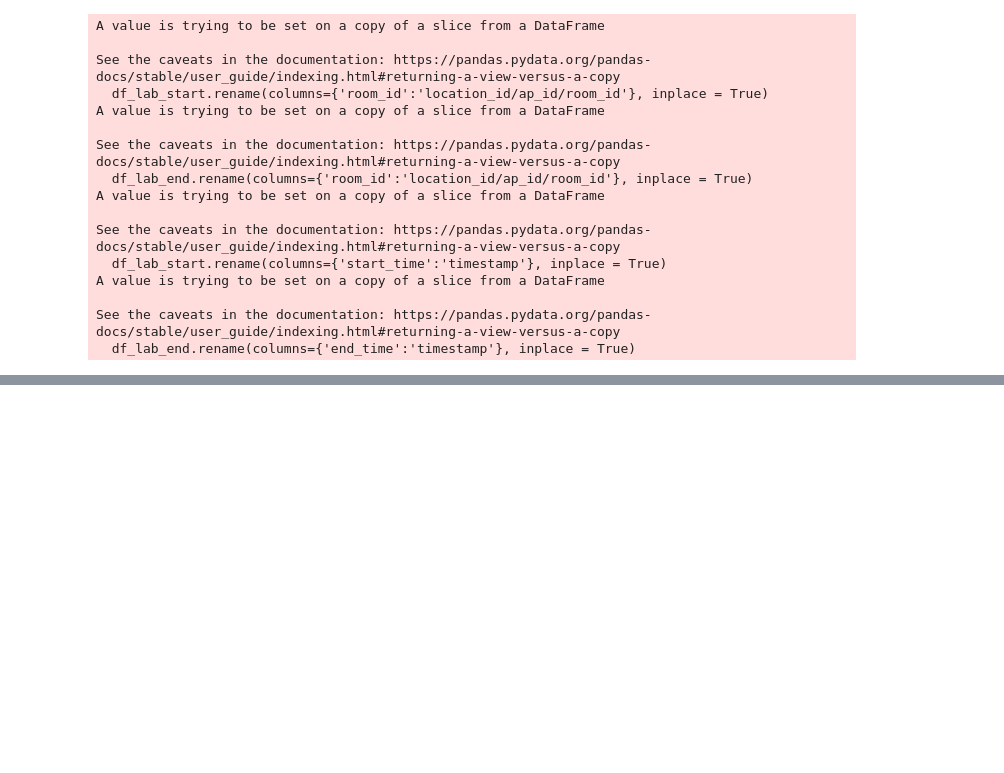
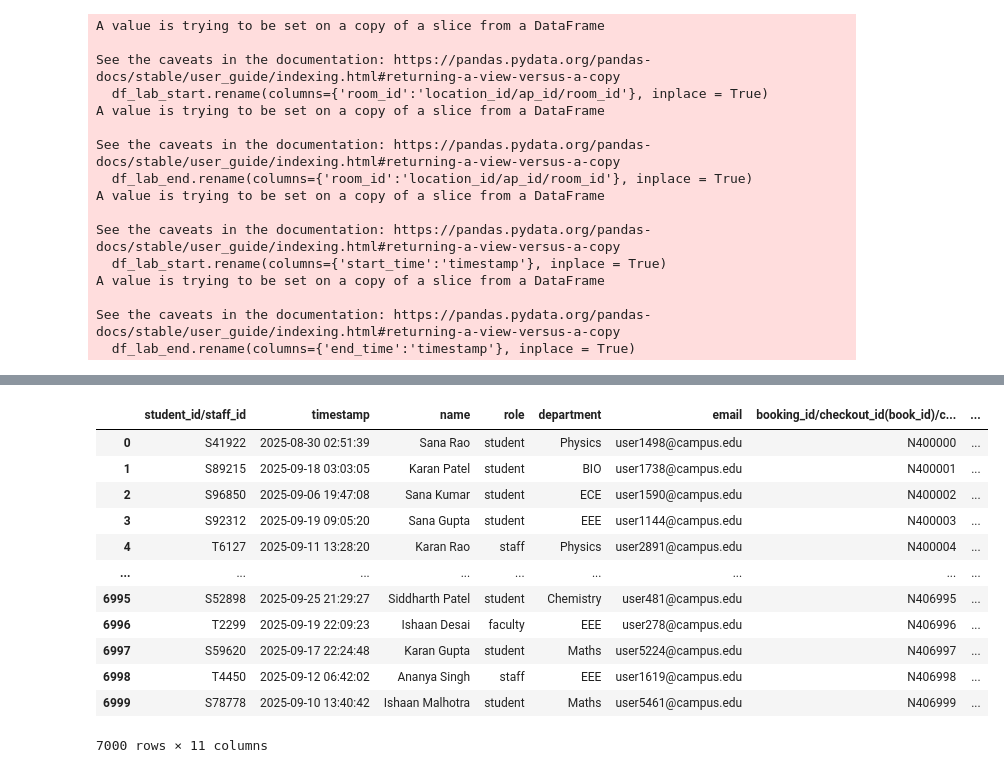
Before and after one commit to nilotpal-n7/ethos-security, a Jupyter notebook: Unified_Timeline.ipynb, the cells around one changed output, grey strips where cells are left out. Saved outputs shown, nothing was run; the diff lists cells and outputs as text; code cells hidden in the pictures; blank space fills up the shorter version.

```diff
--- a/Unified_Timeline.ipynb
+++ b/Unified_Timeline.ipynb
@@ -119,2 +134,13 @@ unified_timeline_swipe_wifi_checkouts_labs = unified_timeline_swipe_wifi_checkou
 # %%
 unified_timeline_swipe_wifi_checkouts_labs.to_csv("unified_timeline_swipe_wifi_checkouts_labs.csv")
+# %%
+df_notes = pd.read_csv("free_text_notes (helpdesk or RSVPs).csv")
+pattern = r'(in|near|requesting|for)\s+([A-Z_0-9]+)'
+df_notes['extracted_location'] = df_notes['text'].str.extract(pattern, flags=re.IGNORECASE)[1]
+condition = df_notes['extracted_location'] == 'seminar'
+df_notes.loc[condition, 'extracted_location'] = 'seminar room'
+dondition = df_notes['extracted_location'] == 'hostel'
+df_notes.loc[dondition, 'extracted_location'] = 'hostel block'
+eondition = df_notes['extracted_location'] == 'robotics'
+df_notes.loc[eondition, 'extracted_location'] = 'robotics workshop'
+df_notes
@@ -120,0 +163,22 @@ unified_timeline_swipe_wifi_checkouts_labs.to_csv("unified_timeline_swipe_wifi_c
+# %%
+notes_with_person = pd.merge(df_notes, df_profiles, on = 'entity_id', how = 'left')
+notes_with_person.rename(columns={'note_id': 'booking_id/checkout_id(book_id)/card_id/device_hash/note_id'}, inplace=True)
+notes_with_person.rename(columns={'extracted_location': 'location/location_id/ap_id/room_id'}, inplace=True)
+notes_with_person['category'] = 'note' + '(' +  notes_with_person['category'] + ')' + ':' + notes_with_person['text']
+notes_with_person.rename(columns={'category': 'event_type'}, inplace=True)
+notes_std = notes_with_person[['student_id/staff_id','timestamp','name','role','department','email','booking_id/checkout_id(book_id)/card_id/device_hash/note_id','location/location_id/ap_id/room_id','entity_id','face_id','event_type']]
+notes_std
+# %% [output]
+|  | student_id/staff_id | timestamp | name | role | department | email | booking_id/checkout_id(book_id)/c... | ... |
+| 0 | S41922 | 2025-08-30 02:51:39 | Sana Rao | student | Physics | user1498@campus.edu | N400000 | ... |
+| 1 | S89215 | 2025-09-18 03:03:05 | Karan Patel | student | BIO | user1738@campus.edu | N400001 | ... |
+| 2 | S96850 | 2025-09-06 19:47:08 | Sana Kumar | student | ECE | user1590@campus.edu | N400002 | ... |
+| 3 | S92312 | 2025-09-19 09:05:20 | Sana Gupta | student | EEE | user1144@campus.edu | N400003 | ... |
+| 4 | T6127 | 2025-09-11 13:28:20 | Karan Rao | staff | Physics | user2891@campus.edu | N400004 | ... |
+| ... | ... | ... | ... | ... | ... | ... | ... | ... |
+| 6995 | S52898 | 2025-09-25 21:29:27 | Siddharth Patel | student | Chemistry | user481@campus.edu | N406995 | ... |
+| 6996 | T2299 | 2025-09-19 22:09:23 | Ishaan Desai | faculty | EEE | user278@campus.edu | N406996 | ... |
+| 6997 | S59620 | 2025-09-17 22:24:48 | Karan Gupta | student | Maths | user5224@campus.edu | N406997 | ... |
+| 6998 | T4450 | 2025-09-12 06:42:02 | Ananya Singh | staff | EEE | user1619@campus.edu | N406998 | ... |
+| 6999 | S78778 | 2025-09-10 13:40:42 | Ishaan Malhotra | student | Maths | user5461@campus.edu | N406999 | ... |
+7000 rows × 11 columns
```
Also changed, not shown: parts of 6 cells of this notebook, 2 other files.
